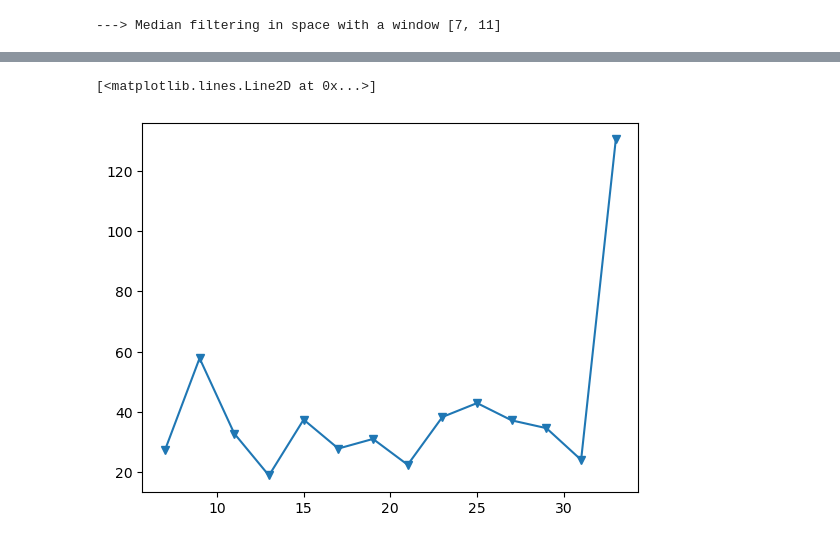
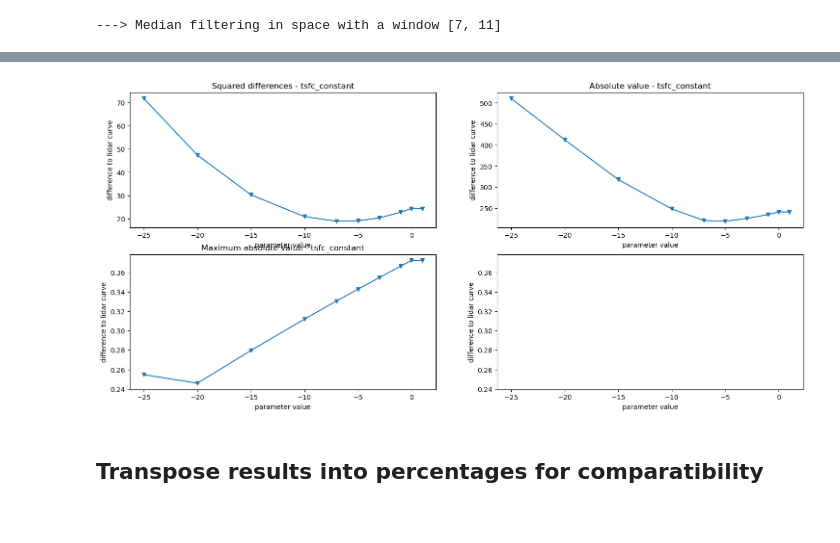
Before and after one commit to Mathilde-Bnt/MB_little_awk, a Jupyter notebook: current_development/14-Sensitivity_analysis.ipynb, the cells around one changed output, grey strips where cells are left out. Saved outputs shown, nothing was run; the diff lists cells and outputs as text; code cells hidden in the pictures.

```diff
--- a/current_development/14-Sensitivity_analysis.ipynb
+++ b/current_development/14-Sensitivity_analysis.ipynb
@@ -55,7 +129,7 @@ paramdic['std_threshold'] = std_threshold
 # %%
 # Compaction/temperature model parameters
 
-tsfc = -25
+tsfc = -5
 cp_snow = 2.1
 dt = 100
 a1 = 0.0013
@@ -64,7 +138,8 @@ a2 = 0.021
 use_true_temp = True   # set to True if want to use the correct temperature forcing
 
 simul_new_snow_ro = 150
-simul_new_snow_temp = -5
+
+# TODO add ice layer detection option
 
 paramdic['tsfc'] = tsfc
 paramdic['cp_snow'] = cp_snow
@@ -73,7 +148,6 @@ paramdic['a1'] = a1
 paramdic['a2'] = a2
 paramdic['use_true_temp'] = use_true_temp
 paramdic['simul_new_snow_ro'] = simul_new_snow_ro
-paramdic['simul_new_snow_temp'] = simul_new_snow_temp
 
 # Will not be varied for now
 
@@ -83,6 +157,8 @@ tf = 0
 ro_water = 1000
 ro_ice = 910
 jj = 0
+
+paramdic['stable_parameters'] = 'max nb layers 25; do not fit top of snowfall to curve; tf 0; ro water 1000; ro ice 910; initial nb layers 0'
 # %%
 # Save default parameters in a .txt file
 
@@ -203,5 +310,19 @@ with open('sensitivity_tests.txt', 'a') as param_file:
-# %%
-plt.plot(range_of_param_variation, result_list, marker='v')
-# %% [output]
-[<matplotlib.lines.Line2D at 0x...>]
-[figure, removed]
+# %%
+fig, axs = plt.subplots(2, 2, figsize=(18, 8))
+axs[0, 0].plot(range_of_param_variation, result_list_sq, marker='v')
+axs[0, 0].set_title('Squared differences - ' + name_of_param)
+
+axs[0, 1].plot(range_of_param_variation, result_list_abs, marker='v')
+axs[0, 1].set_title('Absolute value - ' + name_of_param)
+
+axs[1, 0].plot(range_of_param_variation, result_list_max_abs, marker='v')
+axs[1, 0].set_title('Maximum absolute value - ' + name_of_param)
+
+axs[1, 1].plot(range_of_param_variation, result_list_max_abs, linestyle='None')
+
+for ax in axs.flat:
+    ax.set(xlabel='parameter value', ylabel='difference to lidar curve')
+
+# TODO add a colored marker for the default value?
+# %% [output]
+[figure, added]
@@ -207,0 +332,2 @@ plt.plot(range_of_param_variation, result_list, marker='v')
+# %% [markdown]
+## Transpose results into percentages for comparatibility
```
Also changed, not shown: parts of 30 cells of this notebook, 2 other files.
